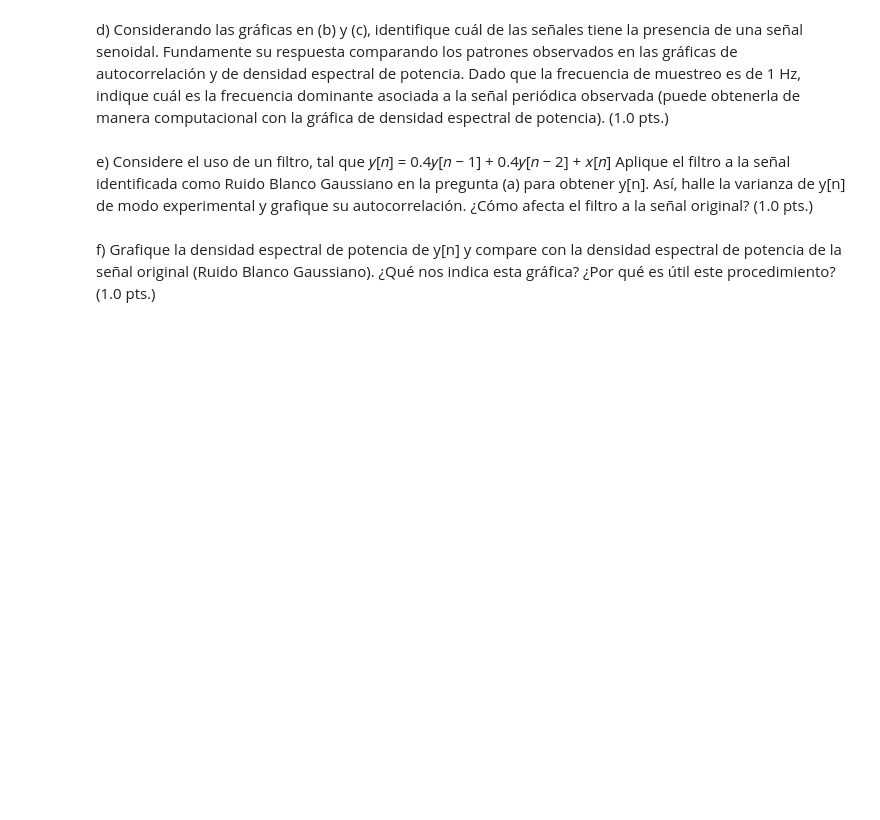
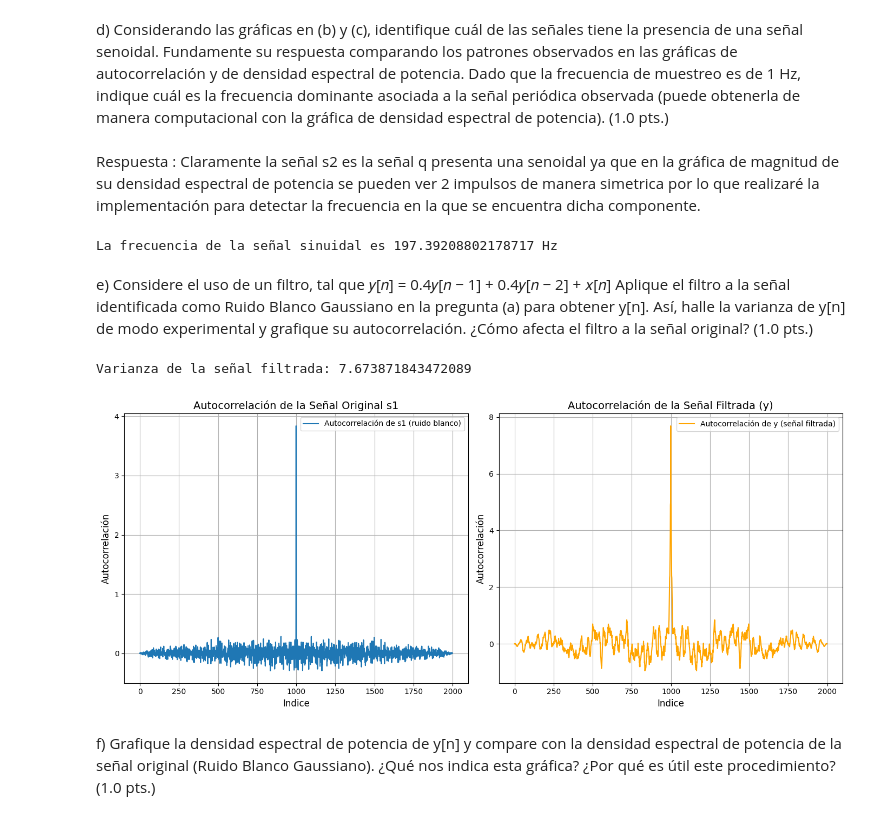
Before and after one commit to ExampleToFollow/PracticasPDS, a Jupyter notebook: Lab5/Lab5_IF_20213704.ipynb, the cells around one changed output. Cells and saved outputs as stored; diff of their text form; code cells hidden in the pictures; blank space fills up the shorter version.

```diff
--- a/Lab5/Lab5_IF_20213704.ipynb
+++ b/Lab5/Lab5_IF_20213704.ipynb
@@ -232,12 +272,73 @@ las gráficas de autocorrelación y de densidad espectral de potencia. Dado que
 frecuencia de muestreo es de 1 Hz, indique cuál es la frecuencia dominante asociada a la
 señal periódica observada (puede obtenerla de manera computacional con la gráfica de
 densidad espectral de potencia). (1.0 pts.)
+# %% [markdown]
+Respuesta :  Claramente la señal s2 es la señal q presenta una senoidal ya que en la gráfica de magnitud de su densidad espectral de potencia se pueden ver 2 impulsos de manera simetrica por lo que realizaré la implementación para detectar la frecuencia en la que se encuentra dicha componente.
+# %%
+index = np.where(magnitud2 == np.max(magnitud2))
+freq_sinuidal = freq2[index[0][-1]]
+fs  =1e3
+# 2*pi  es a fs  así comoo freq_sinuidal a frecuencia en la q está el pico
+# 2*pi   / fs = freq_sinuidal / freq_pico
+freq_pico =  freq_sinuidal  * fs/2*np.pi
+print(f"La frecuencia de la señal sinuidal es {freq_pico } Hz" )
+# %% [output]
+La frecuencia de la señal sinuidal es 197.39208802178717 Hz
 # %% [markdown]
 e) Considere el uso de un filtro, tal que
 𝑦[𝑛] = 0.4𝑦[𝑛 − 1] + 0.4𝑦[𝑛 − 2] + 𝑥[𝑛]
 Aplique el filtro a la señal identificada como Ruido Blanco Gaussiano en la pregunta (a)
 para obtener y[n]. Así, halle la varianza de y[n] de modo experimental y grafique su
 autocorrelación. ¿Cómo afecta el filtro a la señal original? (1.0 pts.)
+# %%
+#La señal identifica como ruido blanco fue la s1
+from scipy.signal import lfilter
+
+# Definir el filtro y[n] = 0.4y[n-1] + 0.4y[n-2] + x[n]
+b = [1]  # Coeficientes del numerador (x[n])
+a = [1, -0.4, -0.4]  # Coeficientes del denominador (y[n-1], y[n-2])
+
+# Aplicar el filtro a la señal de ruido blanco
+y = lfilter(b, a, s1)
+
+# Calcular la varianza de la señal filtrada
+varianza_y = np.var(y)
+print(f"Varianza de la señal filtrada: {varianza_y}")
+
+# Función para calcular la autocorrelación
+def autocorrelacion(signal):
+    return  np.correlate(signal, signal, mode='full')/ len(signal)
+
+
+# Calcular la autocorrelación de las señales
+autocorr_x = autocorrelacion(s1)
+autocorr_y = autocorrelacion(y)
+
+# Graficar la autocorrelación de la señal original y filtrada
+plt.figure(figsize=(14, 6))
+
+# Autocorrelación de la señal original
+plt.subplot(1, 2, 1)
+plt.plot(autocorr_x, label="Autocorrelación de s1 (ruido blanco)")
+plt.title("Autocorrelación de la Señal Original s1", fontsize=14)
+plt.xlabel("Indice", fontsize=12)
+plt.ylabel("Autocorrelación", fontsize=12)
+plt.grid(True)
+plt.legend()
+
+# Autocorrelación de la señal filtrada
+plt.subplot(1, 2, 2)
+plt.plot(autocorr_y, label="Autocorrelación de y (señal filtrada)", color='orange')
+plt.title("Autocorrelación de la Señal Filtrada (y)", fontsize=14)
+plt.xlabel("Indice", fontsize=12)
+plt.ylabel("Autocorrelación", fontsize=12)
+plt.grid(True)
+plt.legend()
+plt.tight_layout()
+plt.show()
+# %% [output]
+Varianza de la señal filtrada: 7.673871843472089
+[figure, added]
 # %% [markdown]
 f) Grafique la densidad espectral de potencia de y[n] y compare con la densidad espectral
 de potencia de la señal original (Ruido Blanco Gaussiano). ¿Qué nos indica esta gráfica?
```
Also changed, not shown: parts of 7 cells of this notebook, 5 other files.
